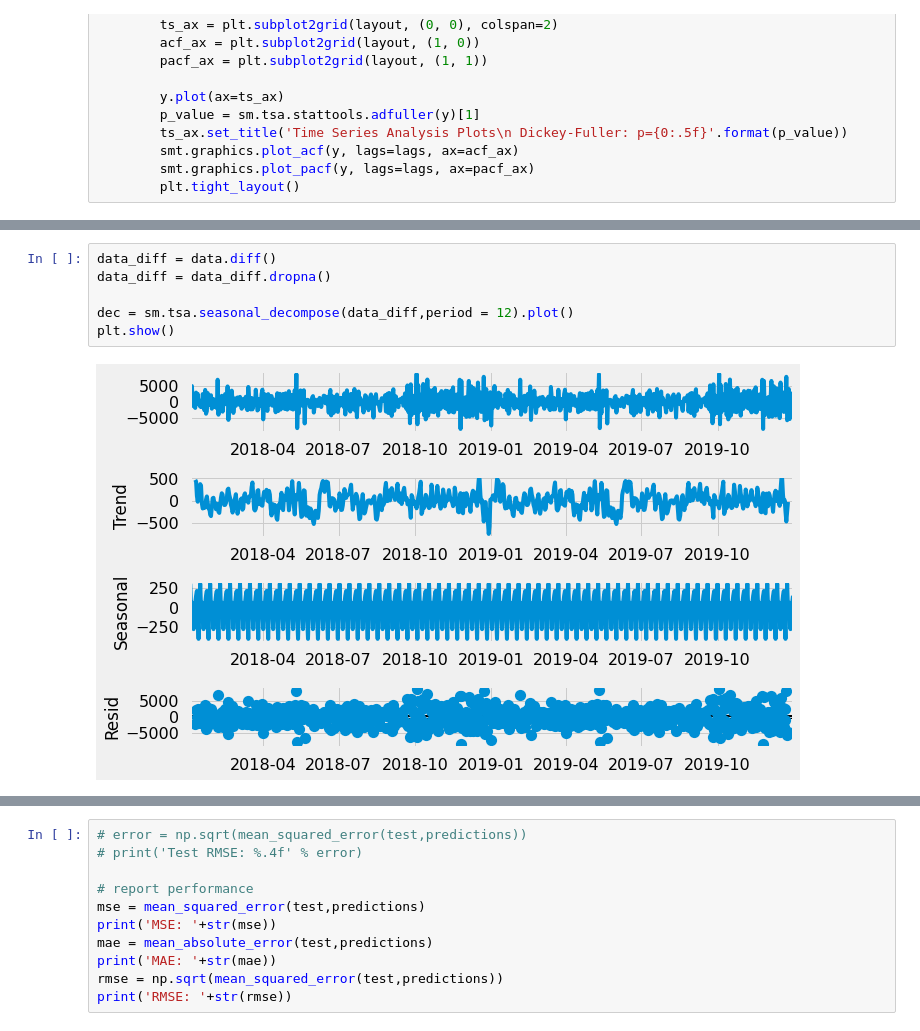
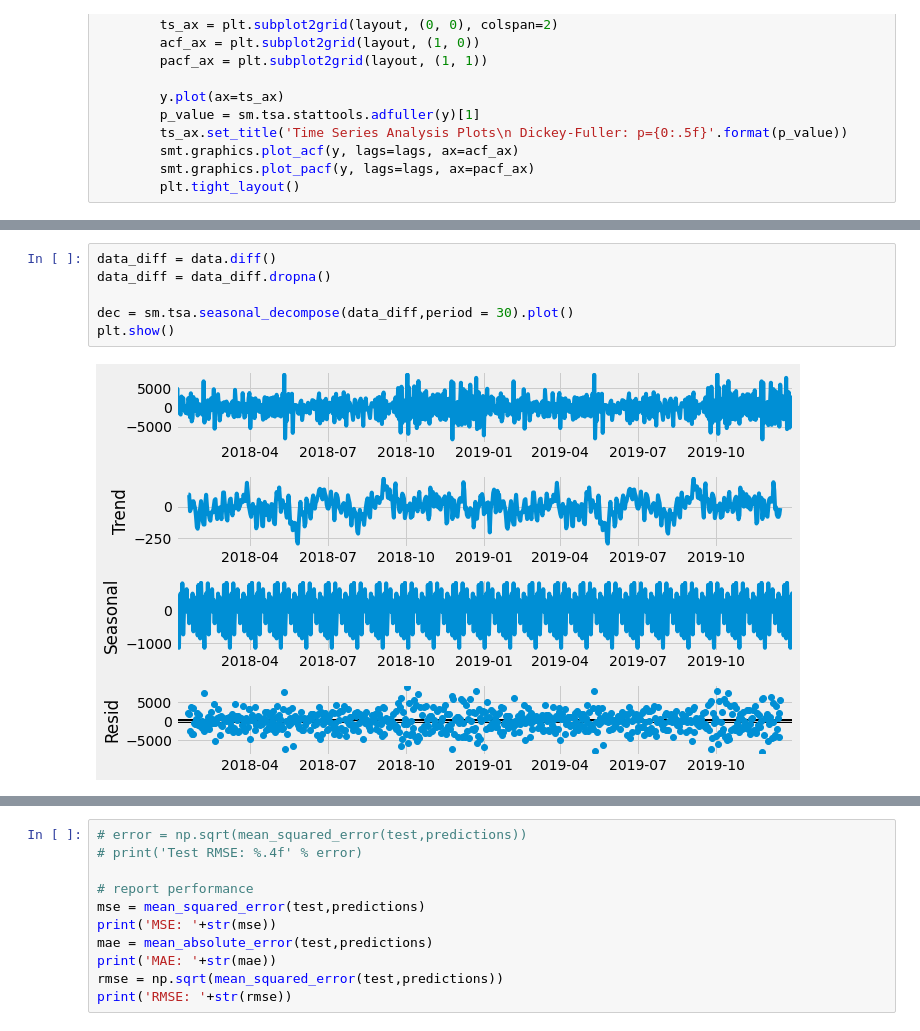
Before and after one commit to Suwandi-amin-sangaji/arima, a Jupyter notebook: Arima_prediksi.ipynb, the cells around one changed output, grey strips where cells are left out. Saved outputs shown, nothing was run; the diff lists cells and outputs as text.

```diff
--- a/Arima_prediksi.ipynb
+++ b/Arima_prediksi.ipynb
@@ -148,11 +148,11 @@ dtype: float64
 # %%
 data_diff = data.diff()
 data_diff = data_diff.dropna()
 
-dec = sm.tsa.seasonal_decompose(data_diff,period = 12).plot()
+dec = sm.tsa.seasonal_decompose(data_diff,period = 30).plot()
 plt.show()
 # %% [output]
-[figure, old version]
+[figure, new version]
 # %%
 test_stationarity(data_diff)
 # %% [output]
```
Also changed, not shown: parts of 17 cells of this notebook, 1 other file.
